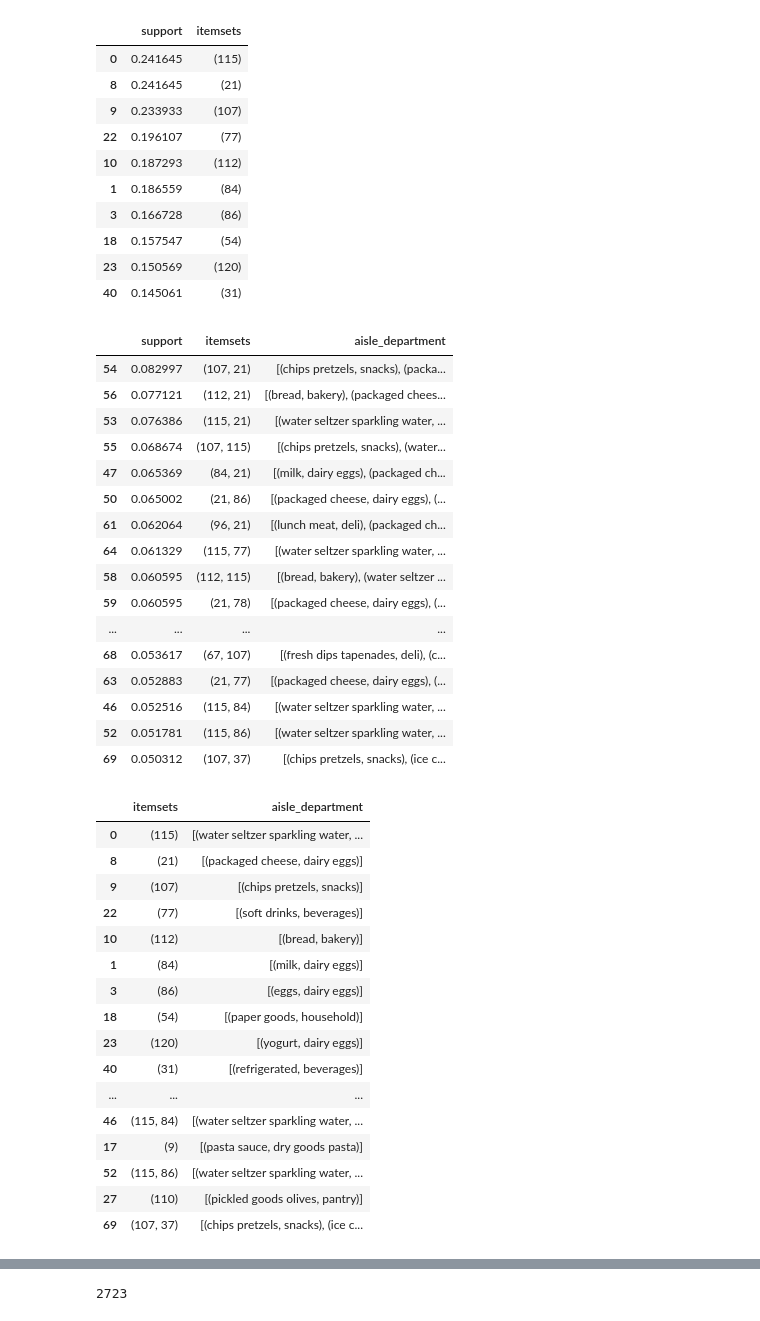
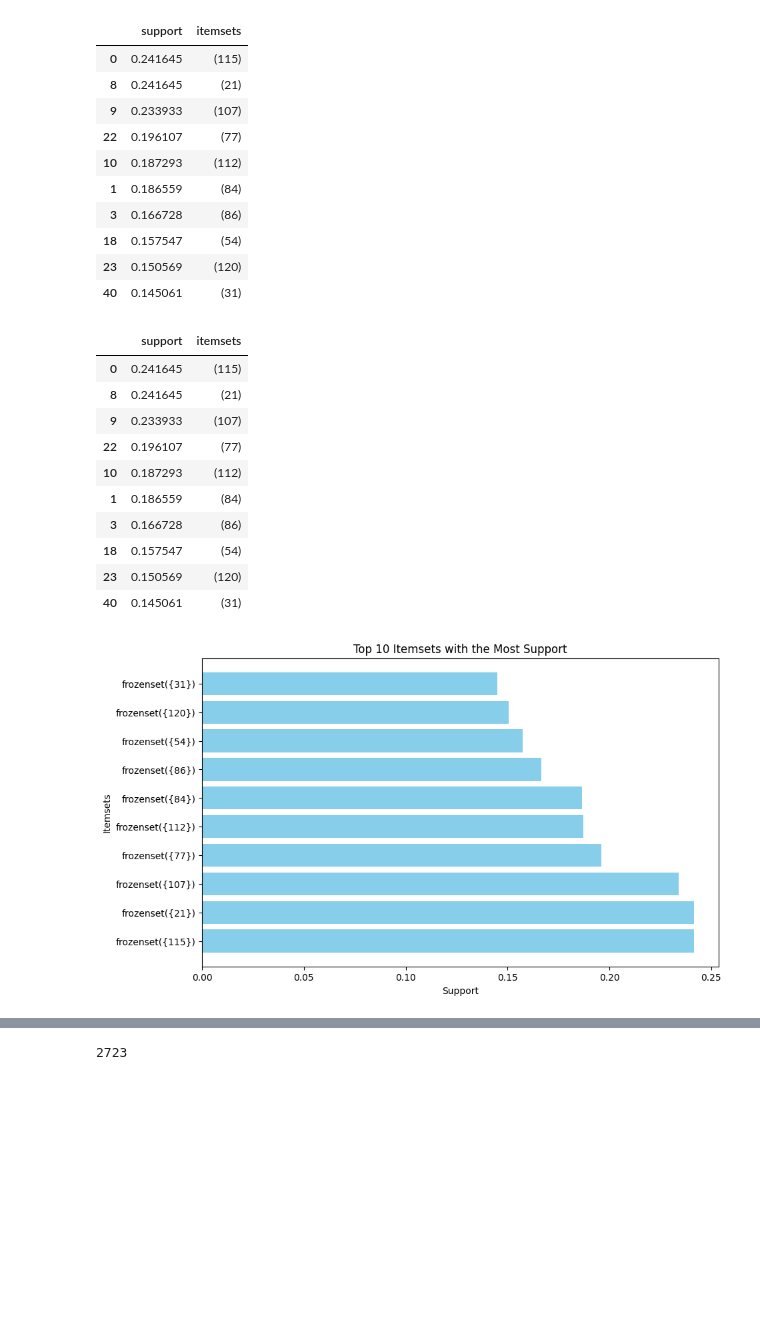
Before and after one commit to PorfirioTavira/comp541Proj, a Jupyter notebook: 541_proj2.ipynb, the cells around one changed output, grey strips where cells are left out. Saved outputs shown, nothing was run; the diff lists cells and outputs as text; code cells hidden in the pictures; blank space fills up the shorter version.

```diff
--- a/541_proj2.ipynb
+++ b/541_proj2.ipynb
@@ -203,57 +206,41 @@ display(frequent_itemsets_fp.head(10))
 # %%
 # Display itemsets that have more than 1 item
 pd.set_option('display.max_colwidth', 1000)
-display(frequent_itemsets_fp[frequent_itemsets_fp['itemsets'].apply(lambda x: len(x) > 1)].sort_values(by='support', ascending=False))
+display(frequent_itemsets_fp[frequent_itemsets_fp['itemsets'].apply(lambda x: len(x) >= 1)].sort_values(by='support', ascending=False).head(10))
+#Plot itemsets that have more than 1 item
+plt.figure(figsize=(10, 6))
+plt.barh(frequent_itemsets_fp[frequent_itemsets_fp['itemsets'].apply(lambda x: len(x) >= 1)]['itemsets'].head(10).astype(str), frequent_itemsets_fp[frequent_itemsets_fp['itemsets'].apply(lambda x: len(x) >= 1)]['support'].head(10), color='skyblue')
+plt.xlabel('Support')
+plt.ylabel('Itemsets')
+plt.title('Top 10 Itemsets with the Most Support')
+ # Invert y-axis to have the highest support on top
+plt.show()
 #Create a dataframe that contains the aisle_id and department_id of the products in the itemsets
 aisle_id_dict = df_aisles.set_index('aisle_id')['aisle'].to_dict()
 department_id_dict = df_departments.set_index('department_id')['department'].to_dict()
 # Create a function to get the aisle and department of the products in the itemsets
 def get_aisle_department(itemset):
     aisle_department = []
     for item in itemset:
         # Ensure item is an integer and fetch aisle and department
         aisle_id = item
         department_id = df_products_info[df_products_info['aisle_id'] == aisle_id]['department_id'].iloc[0]
         aisle_department.append((aisle_id_dict[aisle_id], department_id_dict[department_id]))
     return aisle_department
 # Create a new column in the frequent_itemsets_fp dataframe that contains the aisle and department of the products in the itemsets
 frequent_itemsets_fp['aisle_department'] = frequent_itemsets_fp['itemsets'].apply(get_aisle_department)
 # Display the aisle and department of the products in the itemsets
 #Set max ccolwidth to 1000
-
-display(frequent_itemsets_fp[['itemsets', 'aisle_department']])
 # %% [output]
-|  | support | itemsets | aisle_department |
-| 54 | 0.082997 | (107, 21) | [(chips pretzels, snacks), (packa... |
-| 56 | 0.077121 | (112, 21) | [(bread, bakery), (packaged chees... |
-| 53 | 0.076386 | (115, 21) | [(water seltzer sparkling water, ... |
-| 55 | 0.068674 | (107, 115) | [(chips pretzels, snacks), (water... |
-| 47 | 0.065369 | (84, 21) | [(milk, dairy eggs), (packaged ch... |
-| 50 | 0.065002 | (21, 86) | [(packaged cheese, dairy eggs), (... |
-| 61 | 0.062064 | (96, 21) | [(lunch meat, deli), (packaged ch... |
-| 64 | 0.061329 | (115, 77) | [(water seltzer sparkling water, ... |
-| 58 | 0.060595 | (112, 115) | [(bread, bakery), (water seltzer ... |
-| 59 | 0.060595 | (21, 78) | [(packaged cheese, dairy eggs), (... |
-| ... | ... | ... | ... |
-| 68 | 0.053617 | (67, 107) | [(fresh dips tapenades, deli), (c... |
-| 63 | 0.052883 | (21, 77) | [(packaged cheese, dairy eggs), (... |
-| 46 | 0.052516 | (115, 84) | [(water seltzer sparkling water, ... |
-| 52 | 0.051781 | (115, 86) | [(water seltzer sparkling water, ... |
-| 69 | 0.050312 | (107, 37) | [(chips pretzels, snacks), (ice c... |
+|  | support | itemsets |
+| 0 | 0.241645 | (115) |
+| 8 | 0.241645 | (21) |
+| 9 | 0.233933 | (107) |
+| 22 | 0.196107 | (77) |
+| 10 | 0.187293 | (112) |
+| 1 | 0.186559 | (84) |
+| 3 | 0.166728 | (86) |
+| 18 | 0.157547 | (54) |
+| 23 | 0.150569 | (120) |
+| 40 | 0.145061 | (31) |
-|  | itemsets | aisle_department |
-| 0 | (115) | [(water seltzer sparkling water, ... |
-| 8 | (21) | [(packaged cheese, dairy eggs)] |
-| 9 | (107) | [(chips pretzels, snacks)] |
-| 22 | (77) | [(soft drinks, beverages)] |
-| 10 | (112) | [(bread, bakery)] |
-| 1 | (84) | [(milk, dairy eggs)] |
-| 3 | (86) | [(eggs, dairy eggs)] |
-| 18 | (54) | [(paper goods, household)] |
-| 23 | (120) | [(yogurt, dairy eggs)] |
-| 40 | (31) | [(refrigerated, beverages)] |
-| ... | ... | ... |
-| 46 | (115, 84) | [(water seltzer sparkling water, ... |
-| 17 | (9) | [(pasta sauce, dry goods pasta)] |
-| 52 | (115, 86) | [(water seltzer sparkling water, ... |
-| 27 | (110) | [(pickled goods olives, pantry)] |
-| 69 | (107, 37) | [(chips pretzels, snacks), (ice c... |
+[figure, added]
```
Also changed, not shown: parts of 5 cells of this notebook, 3 other files.
